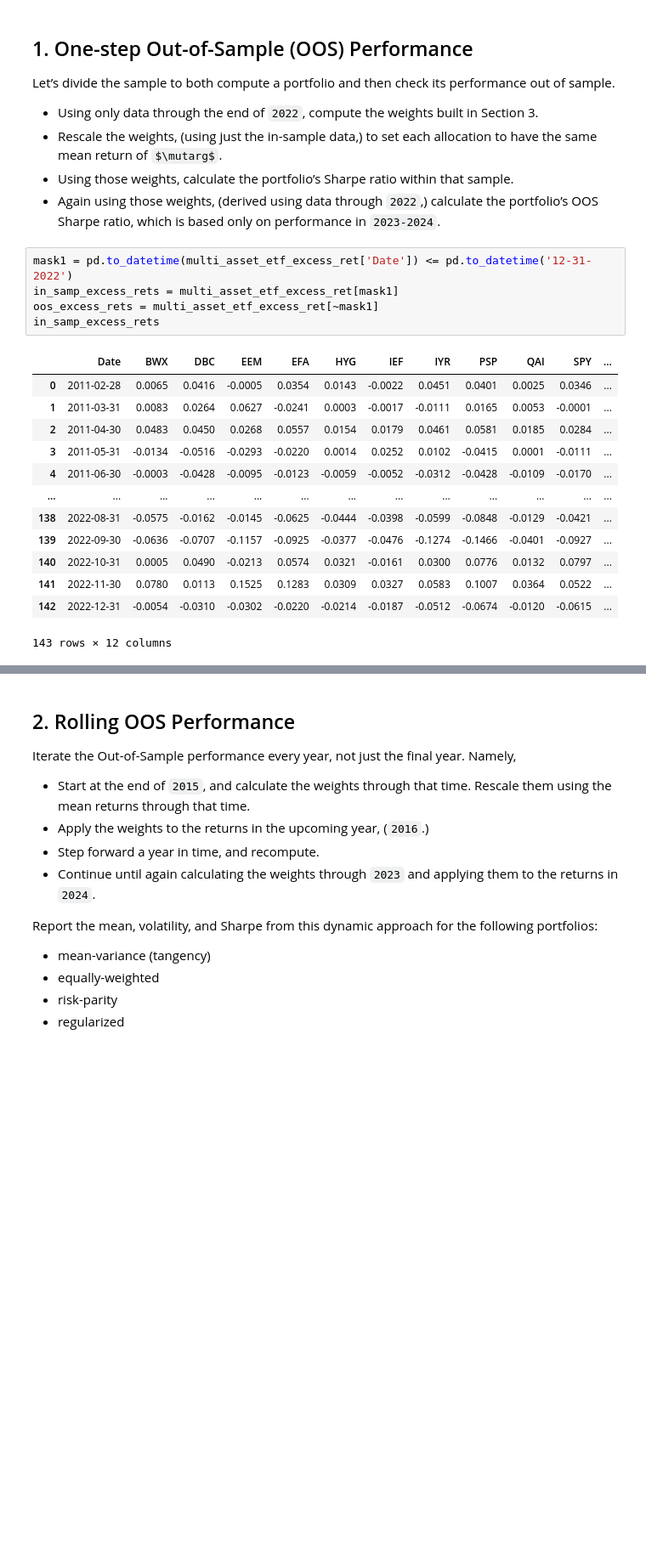
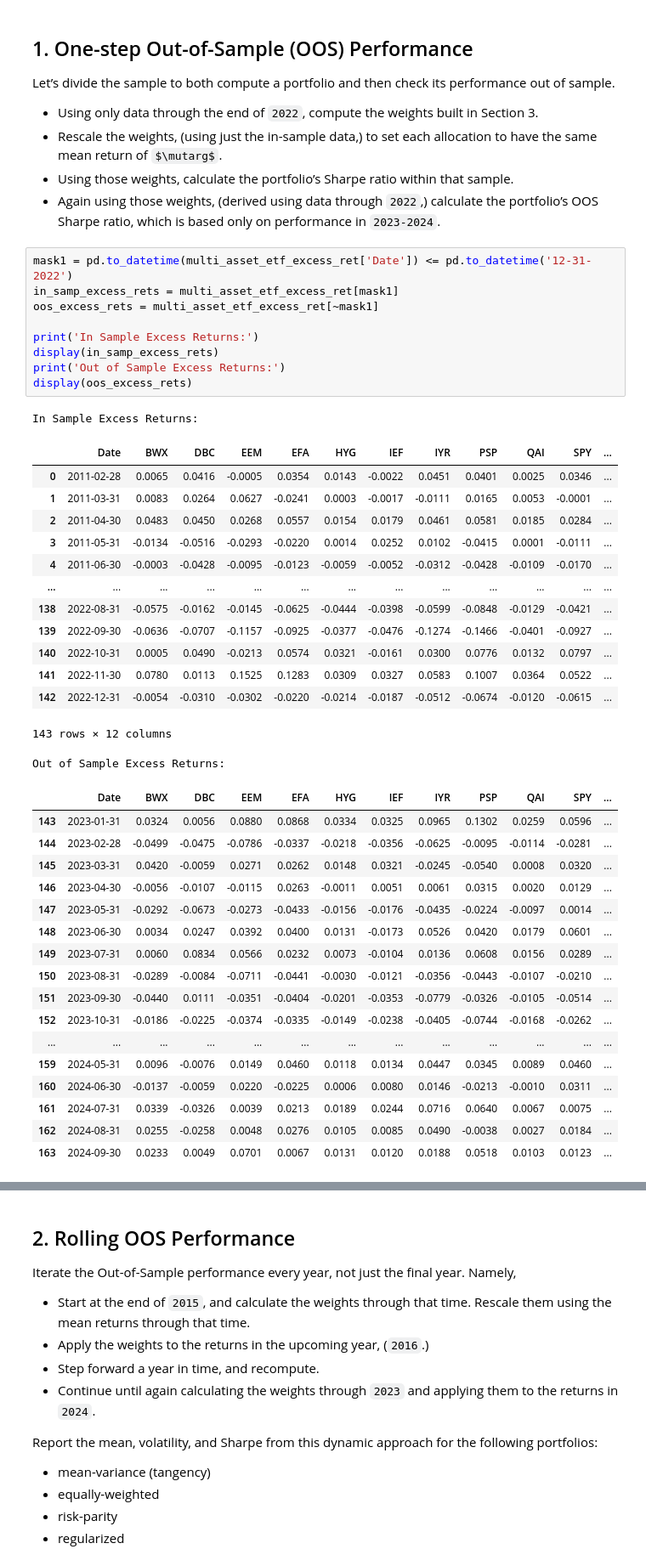
Before and after one commit to MarkHendricks/finm-portfolio-2024, a Jupyter notebook: homework/Homework1_AEG.ipynb, the cells around one changed output, grey strips where cells are left out. Shown: that part at 85% size. Drawn from its saved outputs; the diff is of its cells as text; some formulas as TeX source; blank space fills up the shorter version.

```diff
--- a/homework/Homework1_AEG_Solution.ipynb
+++ b/homework/Homework1_AEG.ipynb
@@ -781,20 +809,43 @@ Let’s divide the sample to both compute a portfolio and then check its perform
 # %%
 mask1 = pd.to_datetime(multi_asset_etf_excess_ret['Date']) <= pd.to_datetime('12-31-2022')
 in_samp_excess_rets = multi_asset_etf_excess_ret[mask1]
 oos_excess_rets = multi_asset_etf_excess_ret[~mask1]
-in_samp_excess_rets
+
+print('In Sample Excess Returns:')
+display(in_samp_excess_rets)
+print('Out of Sample Excess Returns:')
+display(oos_excess_rets)
 # %% [output]
+In Sample Excess Returns:
 |  | Date | BWX | DBC | EEM | EFA | HYG | IEF | IYR | PSP | QAI | SPY | ... |
 | 0 | 2011-02-28 | 0.0065 | 0.0416 | -0.0005 | 0.0354 | 0.0143 | -0.0022 | 0.0451 | 0.0401 | 0.0025 | 0.0346 | ... |
 | 1 | 2011-03-31 | 0.0083 | 0.0264 | 0.0627 | -0.0241 | 0.0003 | -0.0017 | -0.0111 | 0.0165 | 0.0053 | -0.0001 | ... |
 | 2 | 2011-04-30 | 0.0483 | 0.0450 | 0.0268 | 0.0557 | 0.0154 | 0.0179 | 0.0461 | 0.0581 | 0.0185 | 0.0284 | ... |
 | 3 | 2011-05-31 | -0.0134 | -0.0516 | -0.0293 | -0.0220 | 0.0014 | 0.0252 | 0.0102 | -0.0415 | 0.0001 | -0.0111 | ... |
 | 4 | 2011-06-30 | -0.0003 | -0.0428 | -0.0095 | -0.0123 | -0.0059 | -0.0052 | -0.0312 | -0.0428 | -0.0109 | -0.0170 | ... |
 | ... | ... | ... | ... | ... | ... | ... | ... | ... | ... | ... | ... | ... |
 | 138 | 2022-08-31 | -0.0575 | -0.0162 | -0.0145 | -0.0625 | -0.0444 | -0.0398 | -0.0599 | -0.0848 | -0.0129 | -0.0421 | ... |
 | 139 | 2022-09-30 | -0.0636 | -0.0707 | -0.1157 | -0.0925 | -0.0377 | -0.0476 | -0.1274 | -0.1466 | -0.0401 | -0.0927 | ... |
 | 140 | 2022-10-31 | 0.0005 | 0.0490 | -0.0213 | 0.0574 | 0.0321 | -0.0161 | 0.0300 | 0.0776 | 0.0132 | 0.0797 | ... |
 | 141 | 2022-11-30 | 0.0780 | 0.0113 | 0.1525 | 0.1283 | 0.0309 | 0.0327 | 0.0583 | 0.1007 | 0.0364 | 0.0522 | ... |
 | 142 | 2022-12-31 | -0.0054 | -0.0310 | -0.0302 | -0.0220 | -0.0214 | -0.0187 | -0.0512 | -0.0674 | -0.0120 | -0.0615 | ... |
-143 rows × 12 columns
+143 rows × 12 columns
+Out of Sample Excess Returns:
+|  | Date | BWX | DBC | EEM | EFA | HYG | IEF | IYR | PSP | QAI | SPY | ... |
+| 143 | 2023-01-31 | 0.0324 | 0.0056 | 0.0880 | 0.0868 | 0.0334 | 0.0325 | 0.0965 | 0.1302 | 0.0259 | 0.0596 | ... |
+| 144 | 2023-02-28 | -0.0499 | -0.0475 | -0.0786 | -0.0337 | -0.0218 | -0.0356 | -0.0625 | -0.0095 | -0.0114 | -0.0281 | ... |
+| 145 | 2023-03-31 | 0.0420 | -0.0059 | 0.0271 | 0.0262 | 0.0148 | 0.0321 | -0.0245 | -0.0540 | 0.0008 | 0.0320 | ... |
+| 146 | 2023-04-30 | -0.0056 | -0.0107 | -0.0115 | 0.0263 | -0.0011 | 0.0051 | 0.0061 | 0.0315 | 0.0020 | 0.0129 | ... |
+| 147 | 2023-05-31 | -0.0292 | -0.0673 | -0.0273 | -0.0433 | -0.0156 | -0.0176 | -0.0435 | -0.0224 | -0.0097 | 0.0014 | ... |
+| 148 | 2023-06-30 | 0.0034 | 0.0247 | 0.0392 | 0.0400 | 0.0131 | -0.0173 | 0.0526 | 0.0420 | 0.0179 | 0.0601 | ... |
+| 149 | 2023-07-31 | 0.0060 | 0.0834 | 0.0566 | 0.0232 | 0.0073 | -0.0104 | 0.0136 | 0.0608 | 0.0156 | 0.0289 | ... |
+| 150 | 2023-08-31 | -0.0289 | -0.0084 | -0.0711 | -0.0441 | -0.0030 | -0.0121 | -0.0356 | -0.0443 | -0.0107 | -0.0210 | ... |
+| 151 | 2023-09-30 | -0.0440 | 0.0111 | -0.0351 | -0.0404 | -0.0201 | -0.0353 | -0.0779 | -0.0326 | -0.0105 | -0.0514 | ... |
+| 152 | 2023-10-31 | -0.0186 | -0.0225 | -0.0374 | -0.0335 | -0.0149 | -0.0238 | -0.0405 | -0.0744 | -0.0168 | -0.0262 | ... |
+| ... | ... | ... | ... | ... | ... | ... | ... | ... | ... | ... | ... | ... |
+| 159 | 2024-05-31 | 0.0096 | -0.0076 | 0.0149 | 0.0460 | 0.0118 | 0.0134 | 0.0447 | 0.0345 | 0.0089 | 0.0460 | ... |
+| 160 | 2024-06-30 | -0.0137 | -0.0059 | 0.0220 | -0.0225 | 0.0006 | 0.0080 | 0.0146 | -0.0213 | -0.0010 | 0.0311 | ... |
+| 161 | 2024-07-31 | 0.0339 | -0.0326 | 0.0039 | 0.0213 | 0.0189 | 0.0244 | 0.0716 | 0.0640 | 0.0067 | 0.0075 | ... |
+| 162 | 2024-08-31 | 0.0255 | -0.0258 | 0.0048 | 0.0276 | 0.0105 | 0.0085 | 0.0490 | -0.0038 | 0.0027 | 0.0184 | ... |
+| 163 | 2024-09-30 | 0.0233 | 0.0049 | 0.0701 | 0.0067 | 0.0131 | 0.0120 | 0.0188 | 0.0518 | 0.0103 | 0.0123 | ... |
 # %%
```
Also changed, not shown: parts of 3 cells of this notebook, 3 other files.
